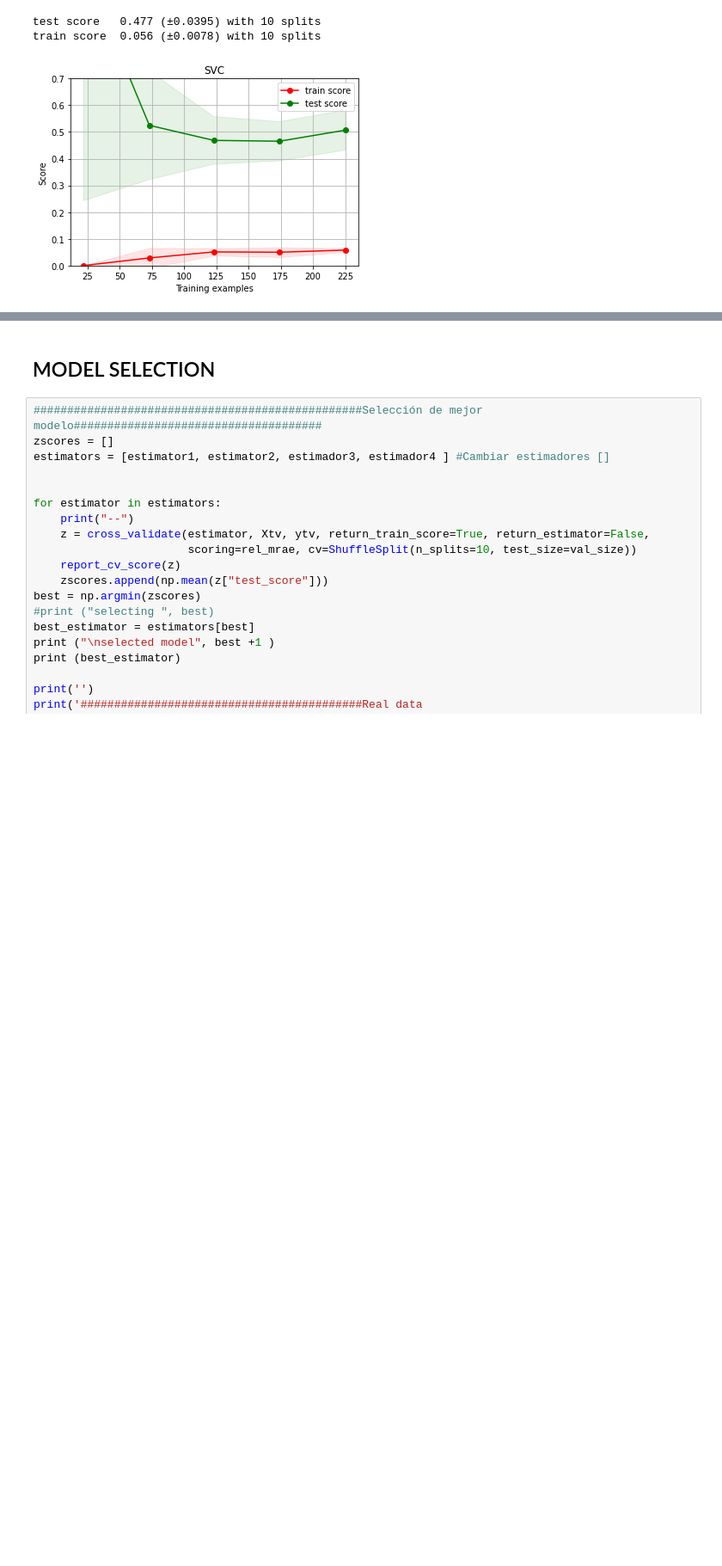
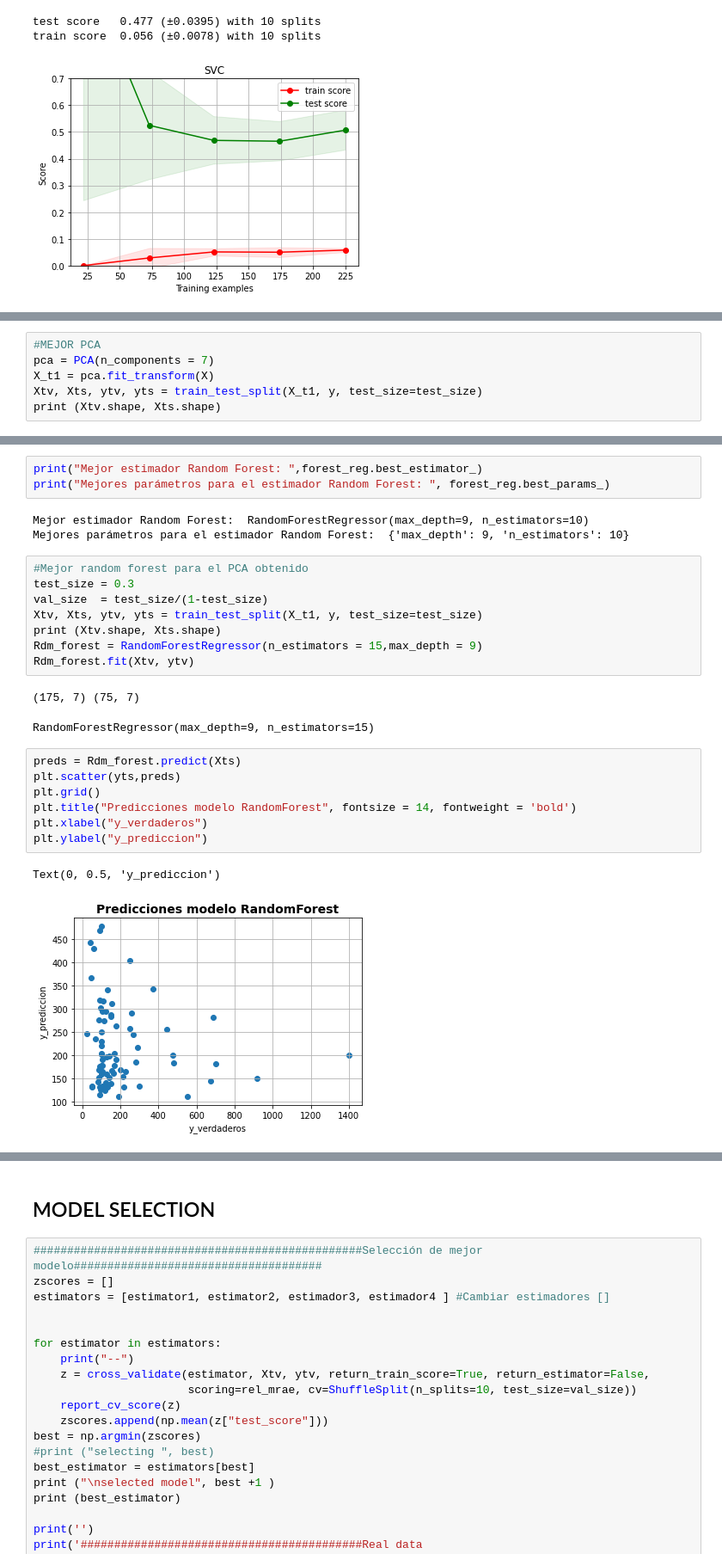
Before and after one commit to diegosaaval/airbnb-rental-price, a Jupyter notebook: 01_Predictive_Models_Airbnb_Rental_Price.ipynb, the cells around one changed output, grey strips where cells are left out. Shown at 86% size. Drawn from its saved outputs; the diff is of its cells as text; blank space fills up the shorter version.

```diff
--- a/01_Predictive_Models_Airbnb_Rental_Price.ipynb
+++ b/01_Predictive_Models_Airbnb_Rental_Price.ipynb
@@ -422,0 +596,6 @@ train score  0.056 (±0.0078) with 10 splits
+# %%
+#MEJOR PCA
+pca = PCA(n_components = 7)
+X_t1 = pca.fit_transform(X)
+Xtv, Xts, ytv, yts = train_test_split(X_t1, y, test_size=test_size)
+print (Xtv.shape, Xts.shape)
@@ -422,0 +629,27 @@ train score  0.056 (±0.0078) with 10 splits
+# %%
+print("Mejor estimador Random Forest: ",forest_reg.best_estimator_)
+print("Mejores parámetros para el estimador Random Forest: ", forest_reg.best_params_)
+# %% [output]
+Mejor estimador Random Forest:  RandomForestRegressor(max_depth=9, n_estimators=10)
+Mejores parámetros para el estimador Random Forest:  {'max_depth': 9, 'n_estimators': 10}
+# %%
+#Mejor random forest para el PCA obtenido
+test_size = 0.3
+val_size  = test_size/(1-test_size)
+Xtv, Xts, ytv, yts = train_test_split(X_t1, y, test_size=test_size)
+print (Xtv.shape, Xts.shape)
+Rdm_forest = RandomForestRegressor(n_estimators = 15,max_depth = 9)
+Rdm_forest.fit(Xtv, ytv)
+# %% [output]
+(175, 7) (75, 7)
+RandomForestRegressor(max_depth=9, n_estimators=15)
+# %%
+preds = Rdm_forest.predict(Xts)
+plt.scatter(yts,preds)
+plt.grid()
+plt.title("Predicciones modelo RandomForest", fontsize = 14, fontweight = 'bold')
+plt.xlabel("y_verdaderos")
+plt.ylabel("y_prediccion")
+# %% [output]
+Text(0, 0.5, 'y_prediccion')
+[figure, added]
```
Also changed, not shown: parts of 22 cells of this notebook.
